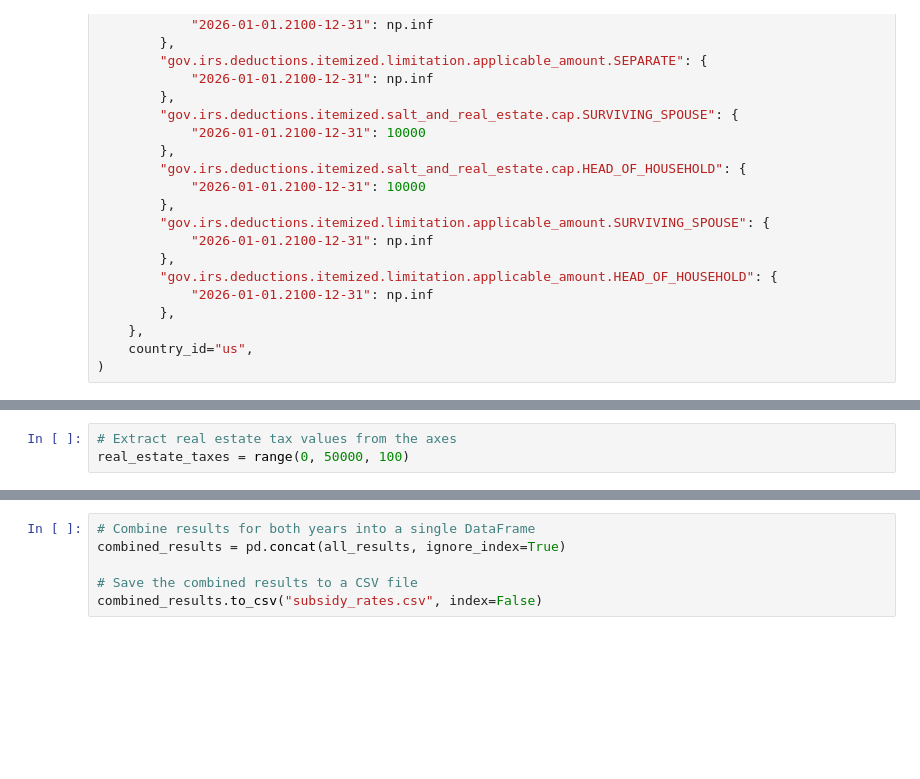
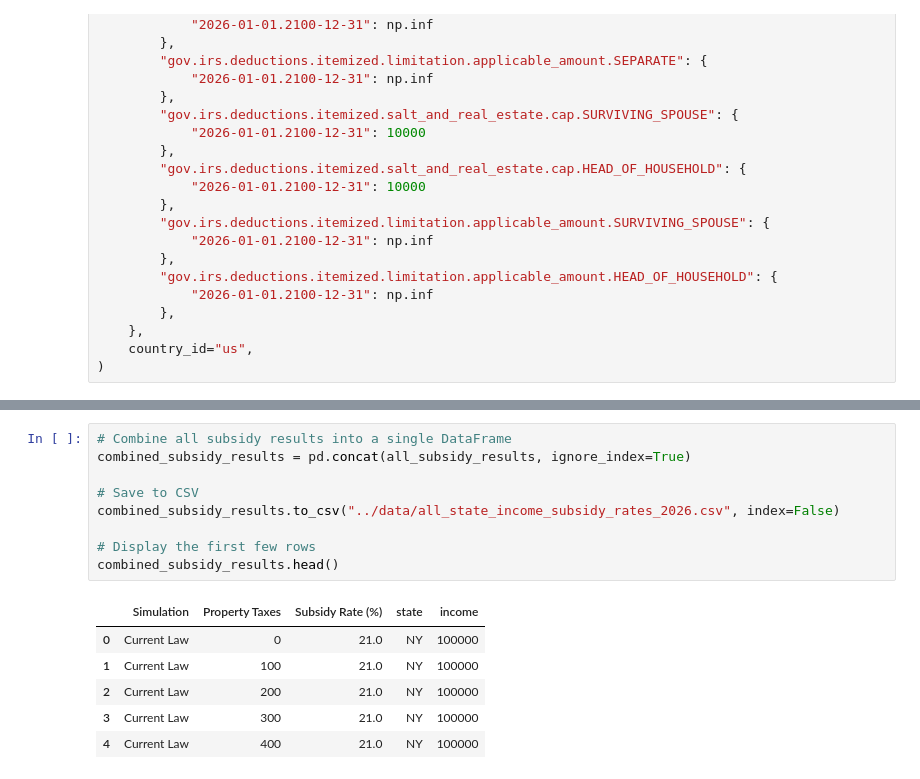
Before and after one commit to PolicyEngine/salt-amt-calculator, a Jupyter notebook: personal_calculator/notebooks/calculate_household_marginal_subsidy.ipynb, the cells around one changed output, grey strips where cells are left out. Cells and saved outputs as stored; diff of their text form; blank space fills up the shorter version.

Commit message:
add subsidy rates

```diff
--- a/personal_calculator/notebooks/calculate_household_marginal_subsidy.ipynb
+++ b/personal_calculator/notebooks/calculate_household_marginal_subsidy.ipynb
@@ -672,3 +602,0 @@ current_policy_simulation = Simulation(
-# %%
-# Extract real estate tax values from the axes
-real_estate_taxes = range(0, 50000, 100)
@@ -709,6 +695,16 @@ for i, simulation in enumerate([current_law_simulation, current_policy_simulatio
 # %%
-# Combine results for both years into a single DataFrame
-combined_results = pd.concat(all_results, ignore_index=True)
+# Combine all subsidy results into a single DataFrame
+combined_subsidy_results = pd.concat(all_subsidy_results, ignore_index=True)
 
-# Save the combined results to a CSV file
-combined_results.to_csv("subsidy_rates.csv", index=False)
+# Save to CSV
+combined_subsidy_results.to_csv("../data/all_state_income_subsidy_rates_2026.csv", index=False)
+
+# Display the first few rows
+combined_subsidy_results.head()
+# %% [output]
+|  | Simulation | Property Taxes | Subsidy Rate (%) | state | income |
+| 0 | Current Law | 0 | 21.0 | NY | 100000 |
+| 1 | Current Law | 100 | 21.0 | NY | 100000 |
+| 2 | Current Law | 200 | 21.0 | NY | 100000 |
+| 3 | Current Law | 300 | 21.0 | NY | 100000 |
+| 4 | Current Law | 400 | 21.0 | NY | 100000 |
```
Also changed, not shown: parts of 3 cells of this notebook, 6 other files.
